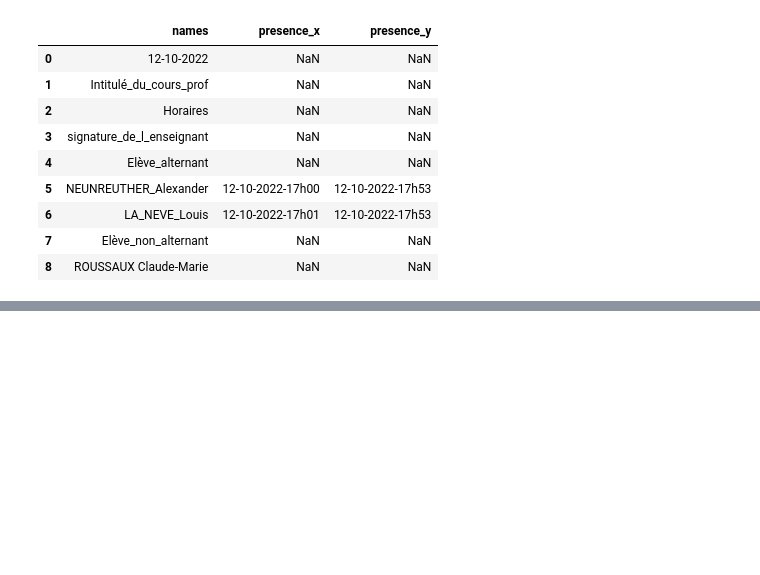
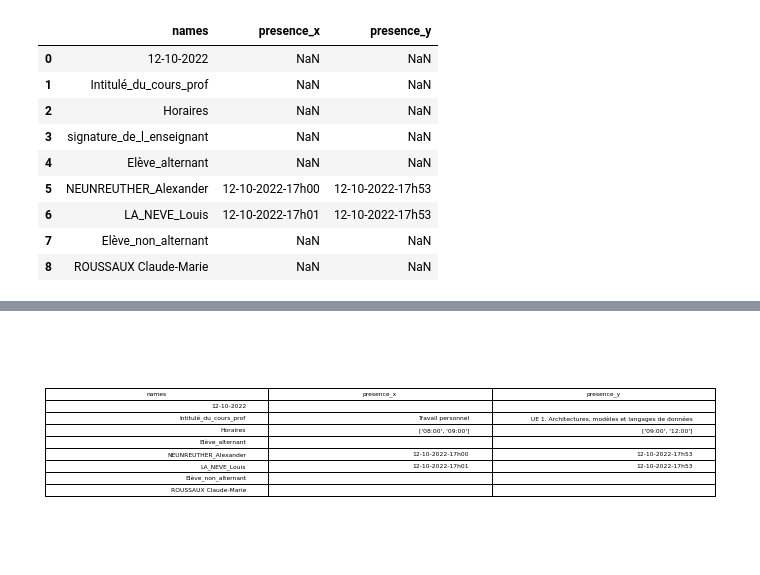
Before and after one commit to LarryJr64/Project_recognition_attendance_sheet_project, a Jupyter notebook: fonction_merge_csv.ipynb, the cells around one changed output, grey strips where cells are left out. Cells and saved outputs as stored; diff of their text form; code cells hidden in the pictures; blank space fills up the shorter version.

```diff
--- a/fonction_merge_csv.ipynb
+++ b/fonction_merge_csv.ipynb
@@ -172,0 +190,11 @@ fichier_present
+# %%
+fig, ax =plt.subplots(figsize=(12,4))
+ax.axis('tight')
+ax.axis('off')
+the_table = ax.table(cellText=fichier_present.values,colLabels=fichier_present.columns,loc='center')
+
+pp = PdfPages(r"C:\Users\louis\Documents\GitHub\Projet_Wirtz\feuilles_presence\feuille_presence_"+str(datetime.now().strftime("%d-%m-%Y"))+".pdf")
+pp.savefig(fig, bbox_inches='tight')
+pp.close()
+# %% [output]
+[figure, added]
```
Also changed, not shown: parts of 3 cells of this notebook, 3 other files.
